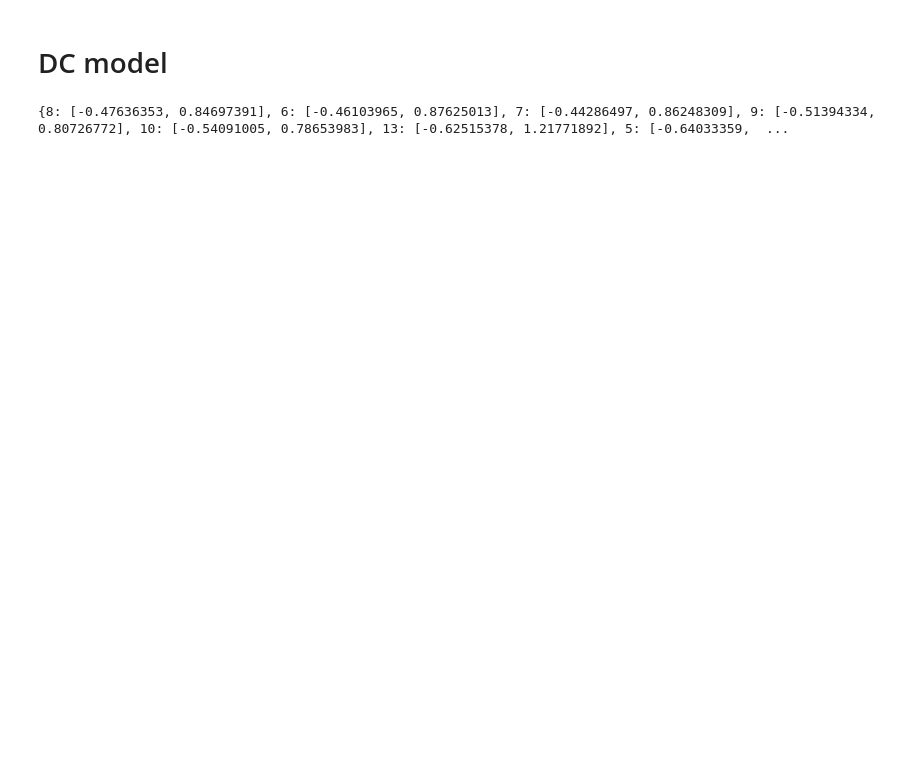
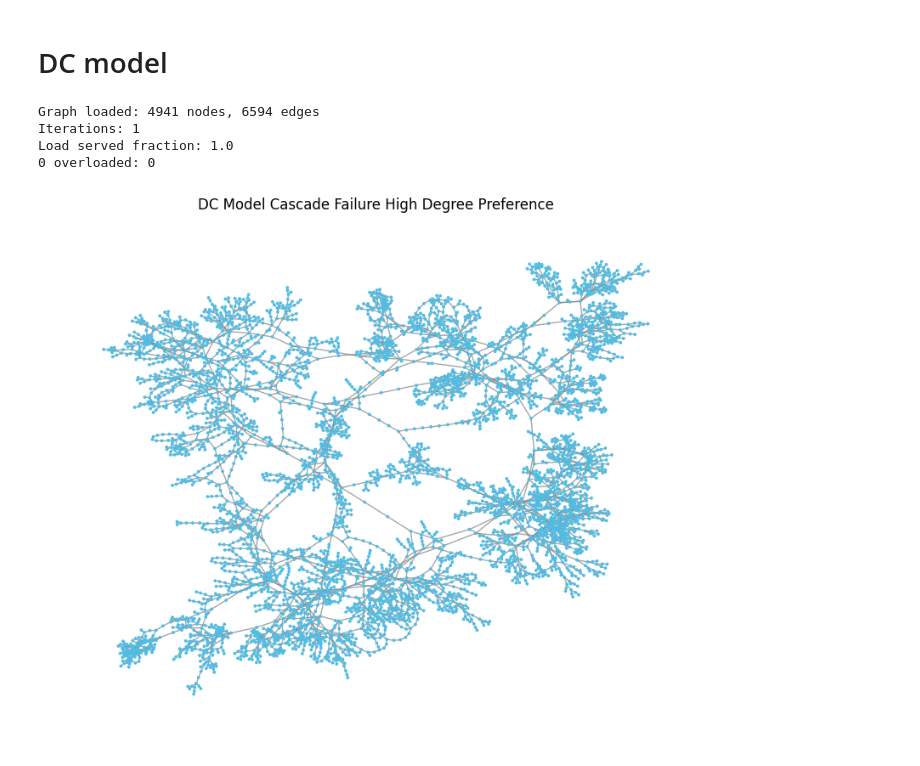
Before and after one commit to OctoPanna/western-us-power-grid, a Jupyter notebook: cascade.ipynb, the cells around one changed output. Saved outputs shown, nothing was run; the diff lists cells and outputs as text; code cells hidden in the pictures; blank space fills up the shorter version.

```diff
--- a/cascade.ipynb
+++ b/cascade.ipynb
@@ -51,20 +51,24 @@ After attack: 4941 nodes, 6584 edges
 # %% [markdown]
 # DC model
 # %%
-assign_grid_attributes(G, degree_preference="high")
+G = load_data_with_atributes()
 
 result_after_attack = cascade_simulation(G0=G)
 
 print("Iterations:", len(result_after_attack['history']))
 print("Load served fraction:", result_after_attack['load_served_fraction'])
 for h in result_after_attack['history']:
     print(h['iteration'], "overloaded:", h['overloaded_count'])
 
 failed_edges = []
 for step in result_after_attack['history']:
     failed_edges.extend(step['overloaded_edges'])
 
 draw_graph_after_failure(G_before=G, G_after=result_after_attack['graph'], failed_edges=failed_edges, title="DC Model Cascade Failure High Degree Preference")
 # %% [output]
-{8: [-0.47636353, 0.84697391], 6: [-0.46103965, 0.87625013], 7: [-0.44286497, 0.86248309], 9: [-0.51394334, 0.80726772], 10: [-0.54091005, 0.78653983], 13: [-0.62515378, 1.21771892], 5: [-0.64033359,  ...
+Graph loaded: 4941 nodes, 6594 edges
+Iterations: 1
+Load served fraction: 1.0
+0 overloaded: 0
+[figure, added]
 # %%
```
Also changed, not shown: parts of 7 cells of this notebook, 8 other files.
